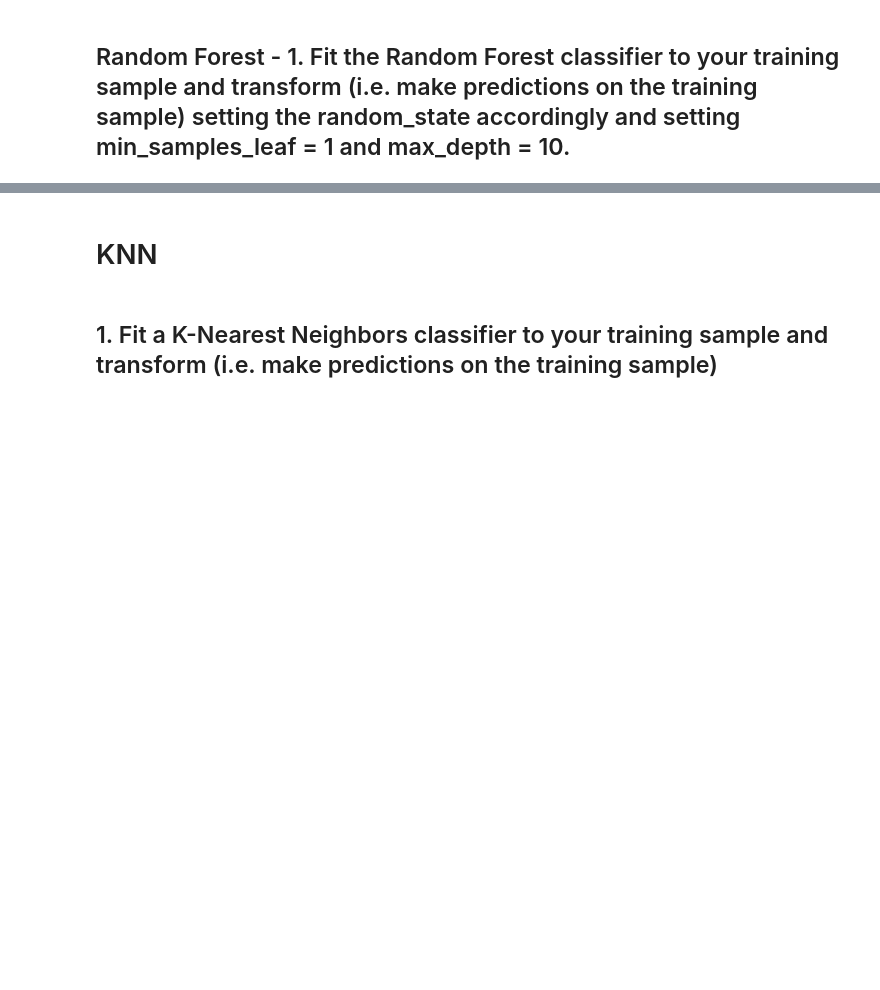
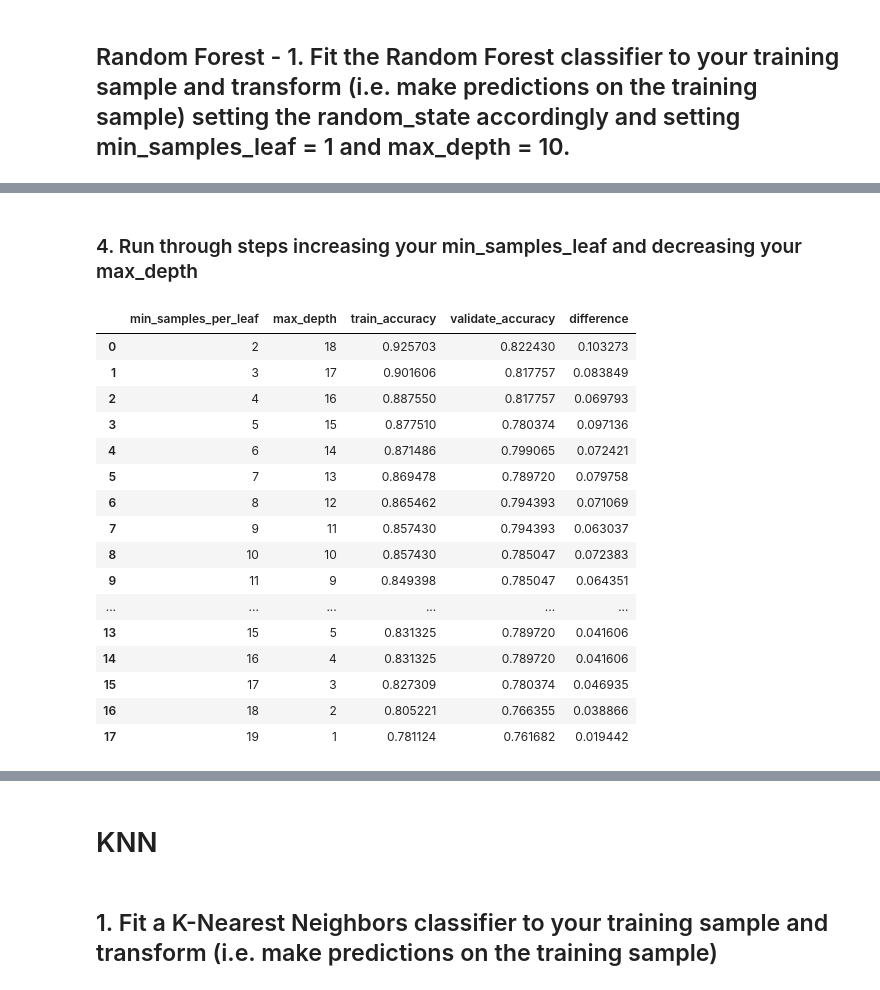
Before and after one commit to randyfrench/classification-exercises, a Jupyter notebook: model.ipynb, the cells around one changed output, grey strips where cells are left out. Saved outputs shown, nothing was run; the diff lists cells and outputs as text; code cells hidden in the pictures; blank space fills up the shorter version.

```diff
--- a/model.ipynb
+++ b/model.ipynb
@@ -355,0 +372,18 @@ rf = rf.fit(X_train, y_train)
+# %%
+# Let's
+for i in range(2, 11):
+    # Make the model
+    forest = RandomForestClassifier(max_depth=i, random_state=123)
+
+    # Fit the model (on train and only train)
+    forest = forest.fit(X_train, y_train)
+
+    # Use the model
+    # We'll evaluate the model's performance on train, first
+    y_predictions = forest.predict(X_train)
+
+    # Produce the classification report on the actual y values and this model's predicted y values
+    report = classification_report(y_train, y_predictions, output_dict=True)
+    print(f"Tree with max depth of {i}")
+    print(pd.DataFrame(report))
+    print()
@@ -355,0 +463,52 @@ rf = rf.fit(X_train, y_train)
+# %% [markdown]
+### 4. Run through steps increasing your min_samples_leaf and decreasing your max_depth
+# %%
+# Let's continue getting loopy, so we can compare in-sample to out-of-sample
+metrics = []
+max_depth = 20
+
+for i in range(2, max_depth):
+    # Make the model
+    depth = max_depth - i
+    n_samples = i
+    forest = RandomForestClassifier(max_depth=depth, min_samples_leaf=n_samples, random_state=123)
+
+    # Fit the model (on train and only train)
+    forest = forest.fit(X_train, y_train)
+
+    # Use the model
+    # We'll evaluate the model's performance on train, first
+    in_sample_accuracy = forest.score(X_train, y_train)
+
+    out_of_sample_accuracy = forest.score(X_validate, y_validate)
+
+    output = {
+        "min_samples_per_leaf": n_samples,
+        "max_depth": depth,
+        "train_accuracy": in_sample_accuracy,
+        "validate_accuracy": out_of_sample_accuracy
+    }
+
+    metrics.append(output)
+
+df = pd.DataFrame(metrics)
+df["difference"] = df.train_accuracy - df.validate_accuracy
+df
+# %% [output]
+|  | min_samples_per_leaf | max_depth | train_accuracy | validate_accuracy | difference |
+| 0 | 2 | 18 | 0.925703 | 0.822430 | 0.103273 |
+| 1 | 3 | 17 | 0.901606 | 0.817757 | 0.083849 |
+| 2 | 4 | 16 | 0.887550 | 0.817757 | 0.069793 |
+| 3 | 5 | 15 | 0.877510 | 0.780374 | 0.097136 |
+| 4 | 6 | 14 | 0.871486 | 0.799065 | 0.072421 |
+| 5 | 7 | 13 | 0.869478 | 0.789720 | 0.079758 |
+| 6 | 8 | 12 | 0.865462 | 0.794393 | 0.071069 |
+| 7 | 9 | 11 | 0.857430 | 0.794393 | 0.063037 |
+| 8 | 10 | 10 | 0.857430 | 0.785047 | 0.072383 |
+| 9 | 11 | 9 | 0.849398 | 0.785047 | 0.064351 |
+| ... | ... | ... | ... | ... | ... |
+| 13 | 15 | 5 | 0.831325 | 0.789720 | 0.041606 |
+| 14 | 16 | 4 | 0.831325 | 0.789720 | 0.041606 |
+| 15 | 17 | 3 | 0.827309 | 0.780374 | 0.046935 |
+| 16 | 18 | 2 | 0.805221 | 0.766355 | 0.038866 |
+| 17 | 19 | 1 | 0.781124 | 0.761682 | 0.019442 |
```
Also changed, not shown: parts of 26 cells of this notebook.
